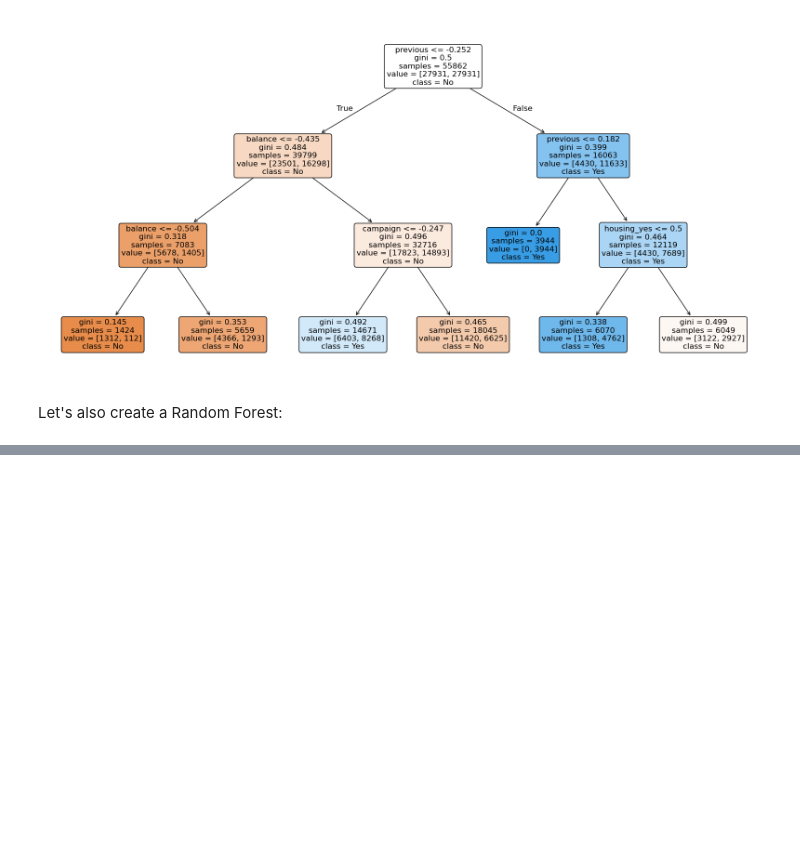
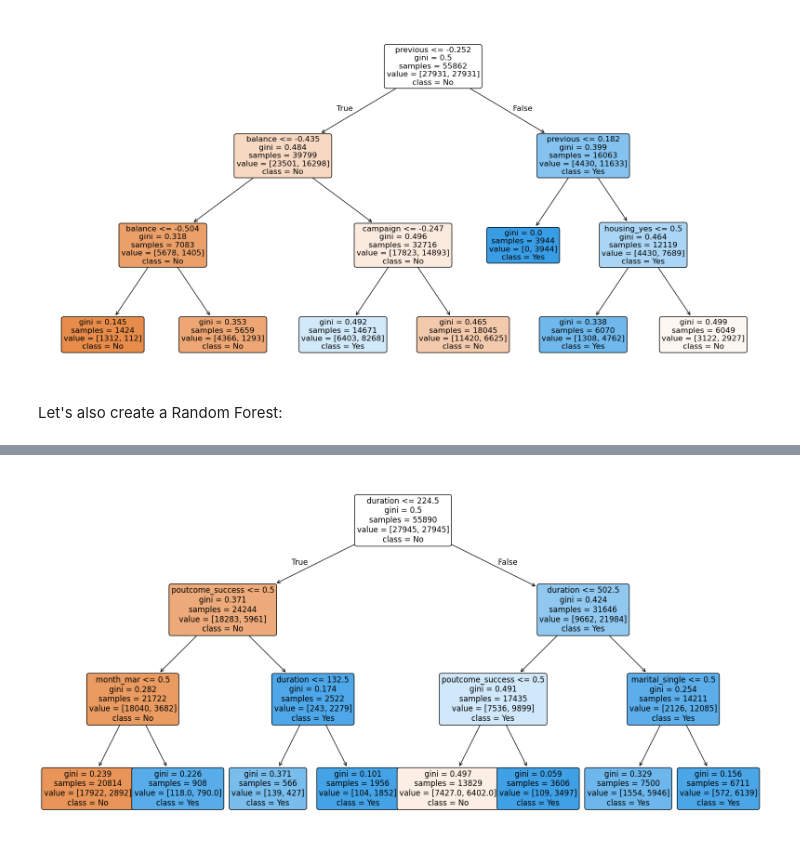
Before and after one commit to alekskadena/bank__datascience, a Jupyter notebook: Project.ipynb, the cells around one changed output, grey strips where cells are left out. Cells and saved outputs as stored; diff of their text form; code cells hidden in the pictures; blank space fills up the shorter version.

```diff
--- a/Project.ipynb
+++ b/Project.ipynb
@@ -572,0 +582,80 @@ rf_preds = rf_model.predict(X_test)
+# %%
+import pandas as pd
+from sklearn.model_selection import train_test_split
+from sklearn.preprocessing import StandardScaler
+from sklearn.tree import DecisionTreeClassifier, plot_tree
+from sklearn.ensemble import RandomForestClassifier
+from sklearn.metrics import confusion_matrix, classification_report, accuracy_score, fbeta_score
+from imblearn.over_sampling import SMOTE
+import matplotlib.pyplot as plt
+data = pd.read_csv("bank-full.csv", sep=";")
+
+# Target that we want to predict is y
+X = data.drop("y", axis=1)
+y = data["y"].map({"no":0, "yes":1})
+
+#Train, validation and test split
+X_train, X_temp, y_train, y_temp = train_test_split(
+    X, y, test_size=0.3, random_state=42, stratify=y
+)
+
+X_valid, X_test, y_valid, y_test = train_test_split(
+    X_temp, y_temp, test_size=0.5, random_state=42, stratify=y_temp
+)
+
+
+X_train = pd.get_dummies(X_train, drop_first=True)
+X_valid = pd.get_dummies(X_valid, drop_first=True)
+X_test = pd.get_dummies(X_test, drop_first=True)
+
+X_valid = X_valid.reindex(columns=X_train.columns, fill_value=0)
+X_test = X_test.reindex(columns=X_train.columns, fill_value=0)
+
+# Scale numeric features
+numeric_cols = ["age","balance","day","campaign","pdays","previous"]
+
+scaler = StandardScaler()
+X_train[numeric_cols] = scaler.fit_transform(X_train[numeric_cols])
+X_valid[numeric_cols] = scaler.transform(X_valid[numeric_cols])
+X_test[numeric_cols] = scaler.transform(X_test[numeric_cols])
+
+#checking for class imbalance
+print("Class distribution in original training set:")
+print(y_train.value_counts())
+smote = SMOTE(random_state=42)
+X_train_bal, y_train_bal = smote.fit_resample(X_train, y_train)
+
+#Training CART and visualizing the tree
+cart_tree = DecisionTreeClassifier(max_depth=3, criterion='gini', random_state=42)
+cart_tree.fit(X_train_bal, y_train_bal)
+plt.figure(figsize=(20,10))
+plot_tree(cart_tree, feature_names=X_train.columns, class_names=['No','Yes'], filled=True, rounded=True, fontsize=12)
+plt.show()
+
+ #Training Random Forest
+rf_model = RandomForestClassifier(n_estimators=100, max_depth=5, random_state=42)
+rf_model.fit(X_train_bal, y_train_bal)
+
+#Model evaluation
+
+def eval_model(y_true, y_pred, probs=None, threshold=None):
+    if threshold:
+        print(f"\n Confusion Matrix (Threshold {threshold})")
+    else:
+        print("\n Confusion Matrix ")
+    print(confusion_matrix(y_true, y_pred))
+    print("\nClassification Report:")
+    print(classification_report(y_true, y_pred))
+    print(f"Accuracy: {accuracy_score(y_true, y_pred):.2%}")
+    print(f"F2-score: {fbeta_score(y_true, y_pred, beta=2):.2f}")
+
+cart_preds = cart_tree.predict(X_test)
+eval_model(y_test, cart_preds)
+
+rf_preds = rf_model.predict(X_test)
+eval_model(y_test, rf_preds)
+
+threshold = 0.3
+rf_custom_preds = (rf_model.predict_proba(X_test)[:,1] >= threshold).astype(int)
+eval_model(y_test, rf_custom_preds, threshold=threshold)
+# %% [output]
@@ -572,0 +667 @@ rf_preds = rf_model.predict(X_test)
+[figure, added]
```
Also changed, not shown: parts of 6 cells of this notebook.
